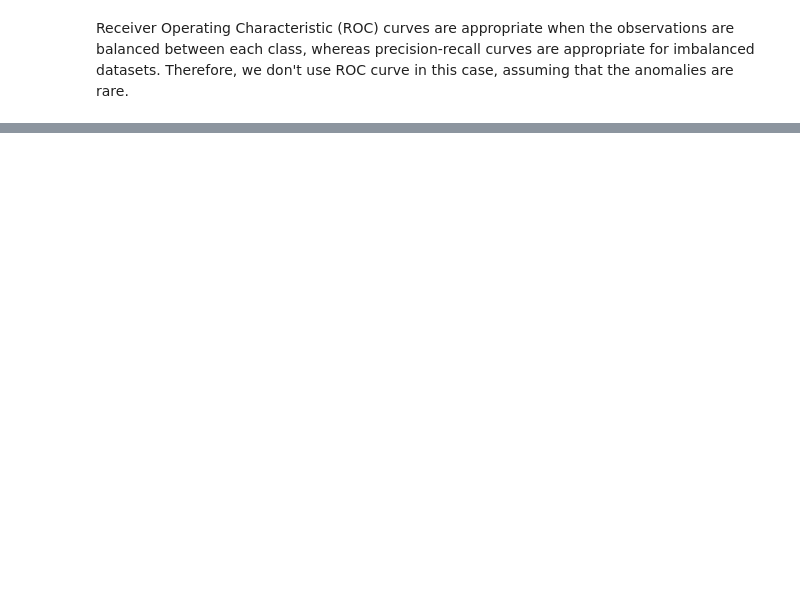
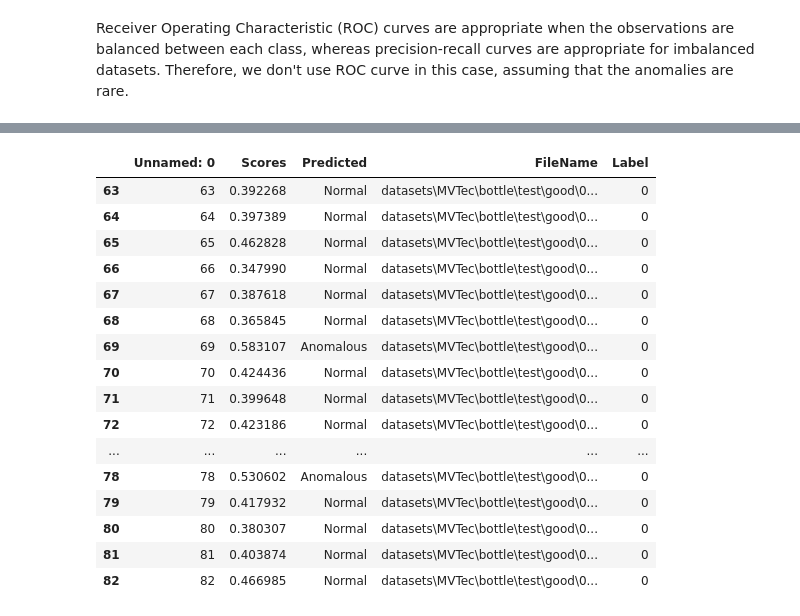
Before and after one commit to Worse2Worst/Confidence-Threshold-Plot, a Jupyter notebook: PR_curve.ipynb, the cells around one changed output, grey strips where cells are left out. Saved outputs shown, nothing was run; the diff lists cells and outputs as text; code cells hidden in the pictures; blank space fills up the shorter version.

```diff
--- a/PR_curve.ipynb
+++ b/PR_curve.ipynb
@@ -49,0 +52,23 @@ auc
+# %%
+normal = df[df.Label == 0]
+defective = df[df.Label == 1]
+# %%
+normal
+# %% [output]
+|  | Unnamed: 0 | Scores | Predicted | FileName | Label |
+| 63 | 63 | 0.392268 | Normal | datasets\MVTec\bottle\test\good\0... | 0 |
+| 64 | 64 | 0.397389 | Normal | datasets\MVTec\bottle\test\good\0... | 0 |
+| 65 | 65 | 0.462828 | Normal | datasets\MVTec\bottle\test\good\0... | 0 |
+| 66 | 66 | 0.347990 | Normal | datasets\MVTec\bottle\test\good\0... | 0 |
+| 67 | 67 | 0.387618 | Normal | datasets\MVTec\bottle\test\good\0... | 0 |
+| 68 | 68 | 0.365845 | Normal | datasets\MVTec\bottle\test\good\0... | 0 |
+| 69 | 69 | 0.583107 | Anomalous | datasets\MVTec\bottle\test\good\0... | 0 |
+| 70 | 70 | 0.424436 | Normal | datasets\MVTec\bottle\test\good\0... | 0 |
+| 71 | 71 | 0.399648 | Normal | datasets\MVTec\bottle\test\good\0... | 0 |
+| 72 | 72 | 0.423186 | Normal | datasets\MVTec\bottle\test\good\0... | 0 |
+| ... | ... | ... | ... | ... | ... |
+| 78 | 78 | 0.530602 | Anomalous | datasets\MVTec\bottle\test\good\0... | 0 |
+| 79 | 79 | 0.417932 | Normal | datasets\MVTec\bottle\test\good\0... | 0 |
+| 80 | 80 | 0.380307 | Normal | datasets\MVTec\bottle\test\good\0... | 0 |
+| 81 | 81 | 0.403874 | Normal | datasets\MVTec\bottle\test\good\0... | 0 |
+| 82 | 82 | 0.466985 | Normal | datasets\MVTec\bottle\test\good\0... | 0 |
```
Also changed, not shown: parts of 10 cells of this notebook, 1 other file.
